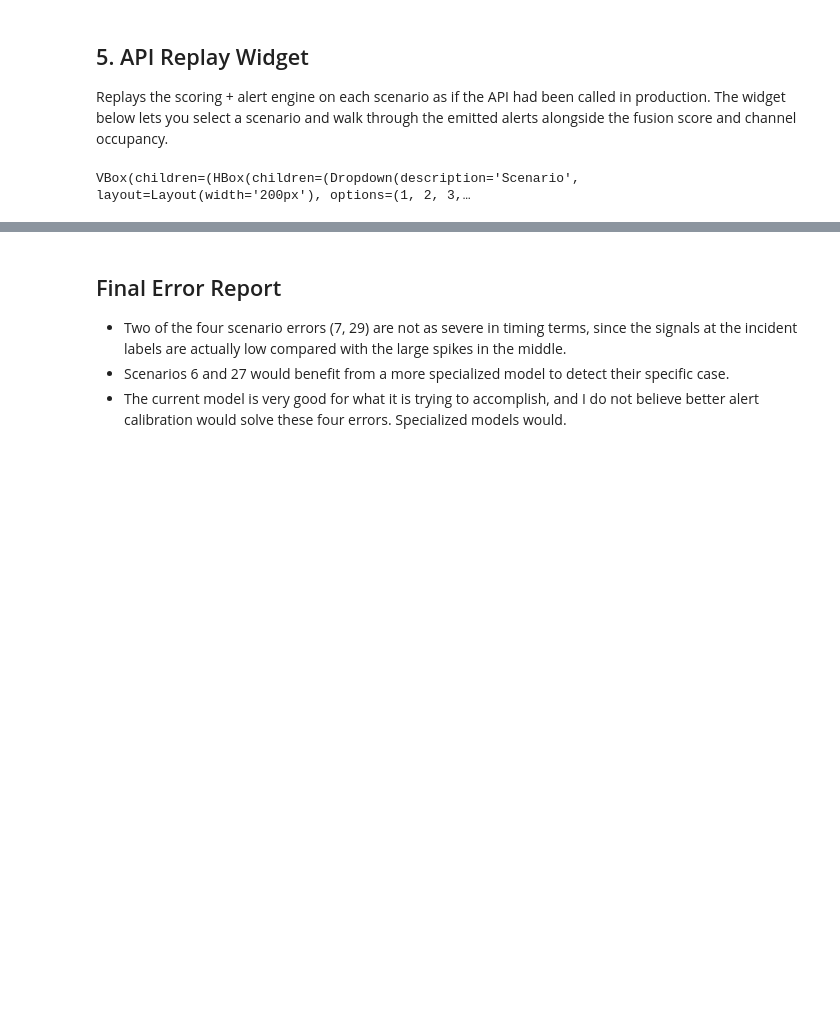
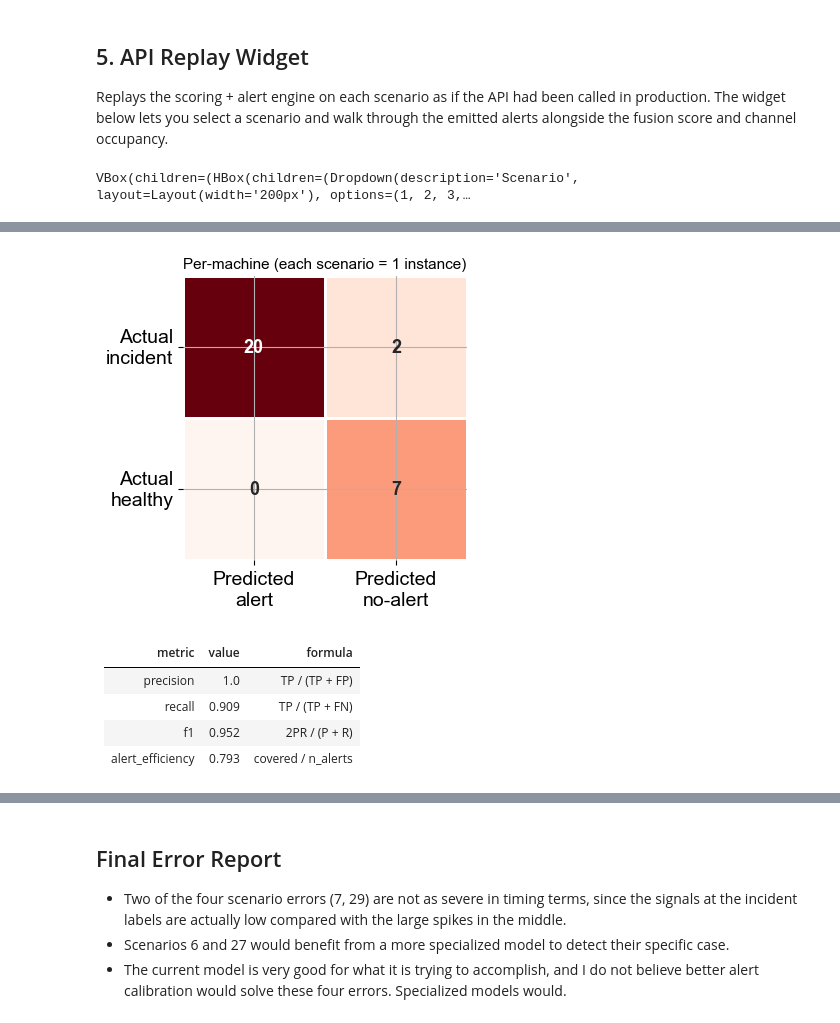
Before and after one commit to pirao/AnomalyDetection2026, a Jupyter notebook: notebooks/02_model_debugging.ipynb, the cells around one changed output, grey strips where cells are left out. Cells and saved outputs as stored; diff of their text form; code cells hidden in the pictures; blank space fills up the shorter version.

Commit message:
Added data and model versioning, improved metrics in mlflow, and added a reporting module for better visualization of results.

```diff
--- a/notebooks/02_model_debugging.ipynb
+++ b/notebooks/02_model_debugging.ipynb
@@ -223,5 +225,3 @@ Runs the full pipeline under `execution_mode='api_exact'`, the replay that exact
 # %%
 from analysis.evaluation import run_inference_test_evaluation
-report = run_inference_test_evaluation(full_df=full_df,
-                                       execution_mode='api_exact'
-                                       )
+report = run_inference_test_evaluation(full_df=full_df)
@@ -290,0 +243,14 @@ report["blocking_scenarios_df"]
+# %%
+fig, ax = plt.subplots(figsize=(5, 4))
+plot_confusion(ax, report["confusion_matrix_df"], "Per-machine (each scenario = 1 instance)")
+plt.tight_layout()
+plt.show()
+md_table(report["metric_cards_df"])
+# %% [output]
+[figure, added]
+| metric | value | formula |
+| --- | --- | --- |
+| precision | 1.0 | TP / (TP + FP) |
+| recall | 0.909 | TP / (TP + FN) |
+| f1 | 0.952 | 2PR / (P + R) |
+| alert_efficiency | 0.793 | covered / n_alerts |
```
Also changed, not shown: parts of 28 cells of this notebook, 6 other files.
